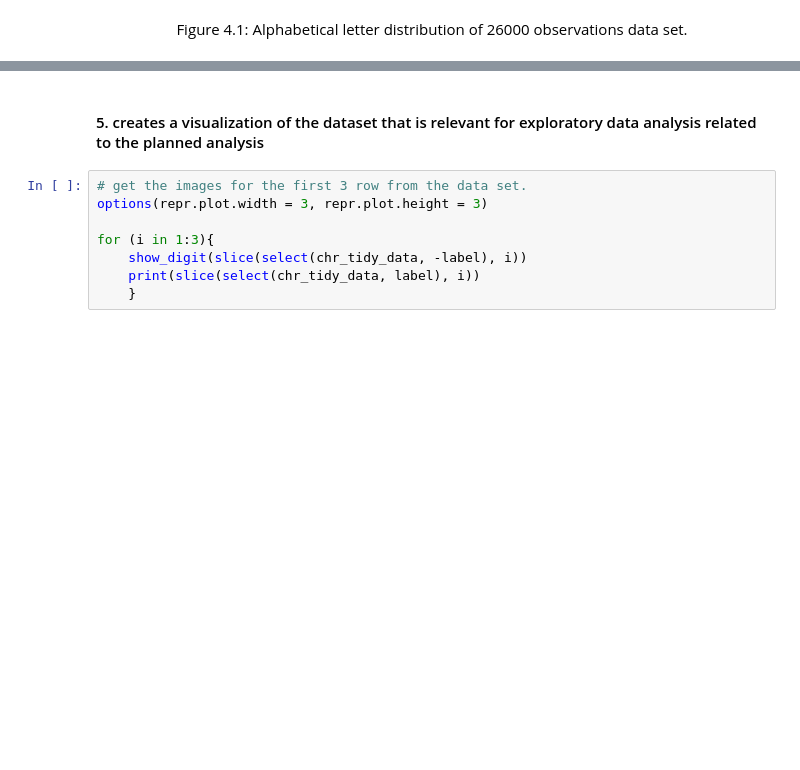
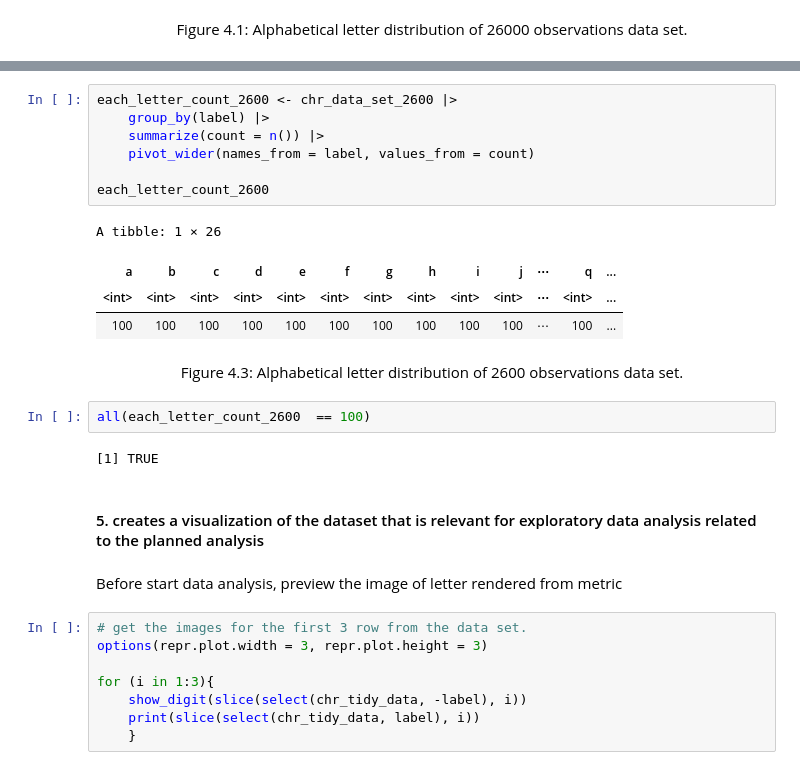
Before and after one commit to AllenCheng5186/DSCI100-Proj-Group50-23s1, a Jupyter notebook: Method_Result.ipynb, the cells around one changed output, grey strips where cells are left out. Saved outputs shown, nothing was run; the diff lists cells and outputs as text; blank space fills up the shorter version.

```diff
--- a/Method_Result.ipynb
+++ b/Method_Result.ipynb
@@ -171,5 +205,25 @@ all(each_letter_count  == 1000)
+# %%
+each_letter_count_2600 <- chr_data_set_2600 |>
+    group_by(label) |>
+    summarize(count = n()) |>
+    pivot_wider(names_from = label, values_from = count)
+
+each_letter_count_2600
+# %% [output]
+A tibble: 1 × 26
+| a | b | c | d | e | f | g | h | i | j | ⋯ | q | ... |
+| <int> | <int> | <int> | <int> | <int> | <int> | <int> | <int> | <int> | <int> | ⋯ | <int> | ... |
+| 100 | 100 | 100 | 100 | 100 | 100 | 100 | 100 | 100 | 100 | ⋯ | 100 | ... |
+# %% [markdown]
+<div align="center">Figure 4.3: Alphabetical letter distribution of 2600 observations data set.
+# %%
+all(each_letter_count_2600  == 100)
+# %% [output]
+[1] TRUE
 # %% [markdown]
 #### 5. creates a visualization of the dataset that is relevant for exploratory data analysis related to the planned analysis
+# %% [markdown]
+Before start data analysis, preview the image of letter rendered from metric
 # %%
 # get the images for the first 3 row from the data set.
 options(repr.plot.width = 3, repr.plot.height = 3)
```
Also changed, not shown: parts of 27 cells of this notebook.
